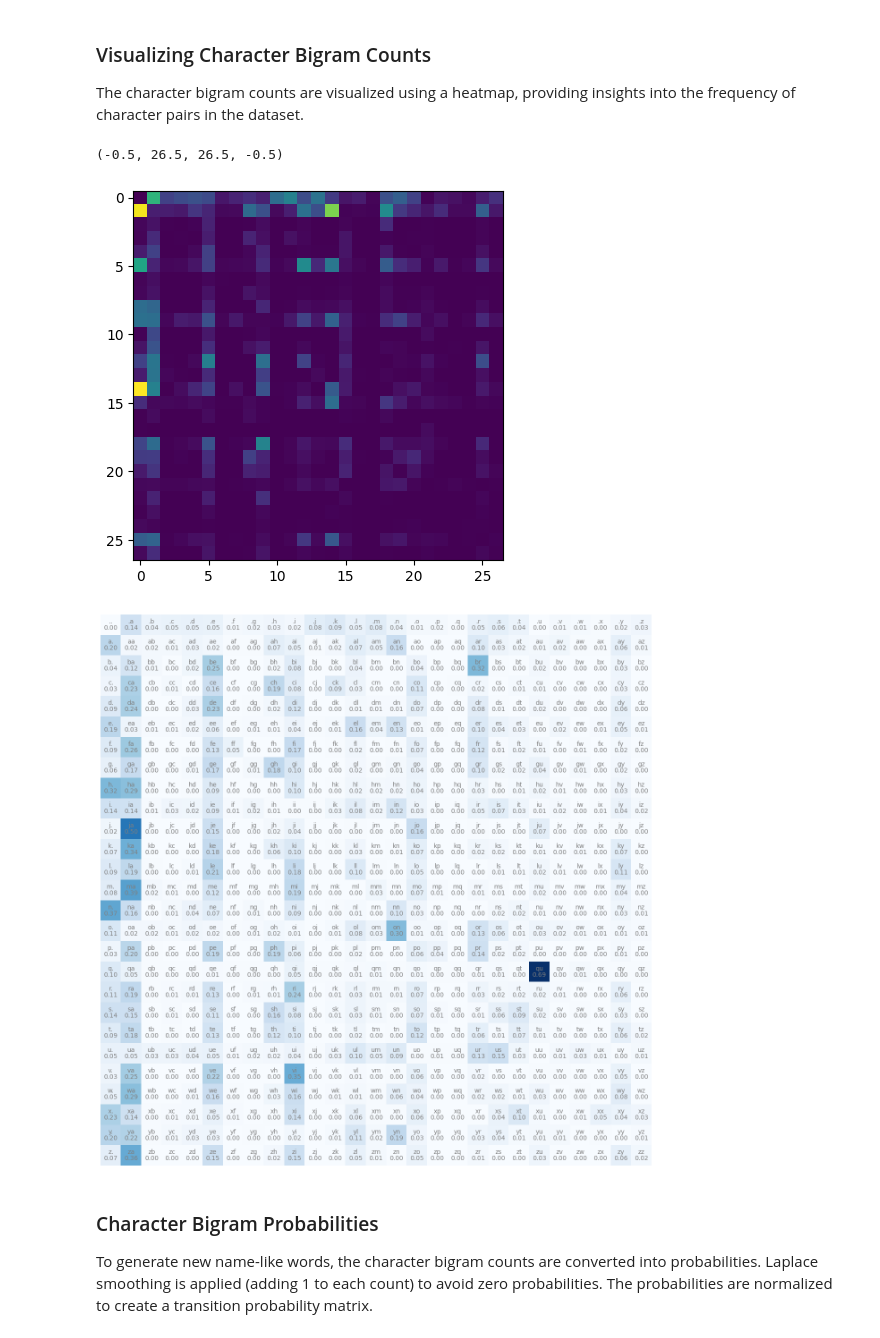
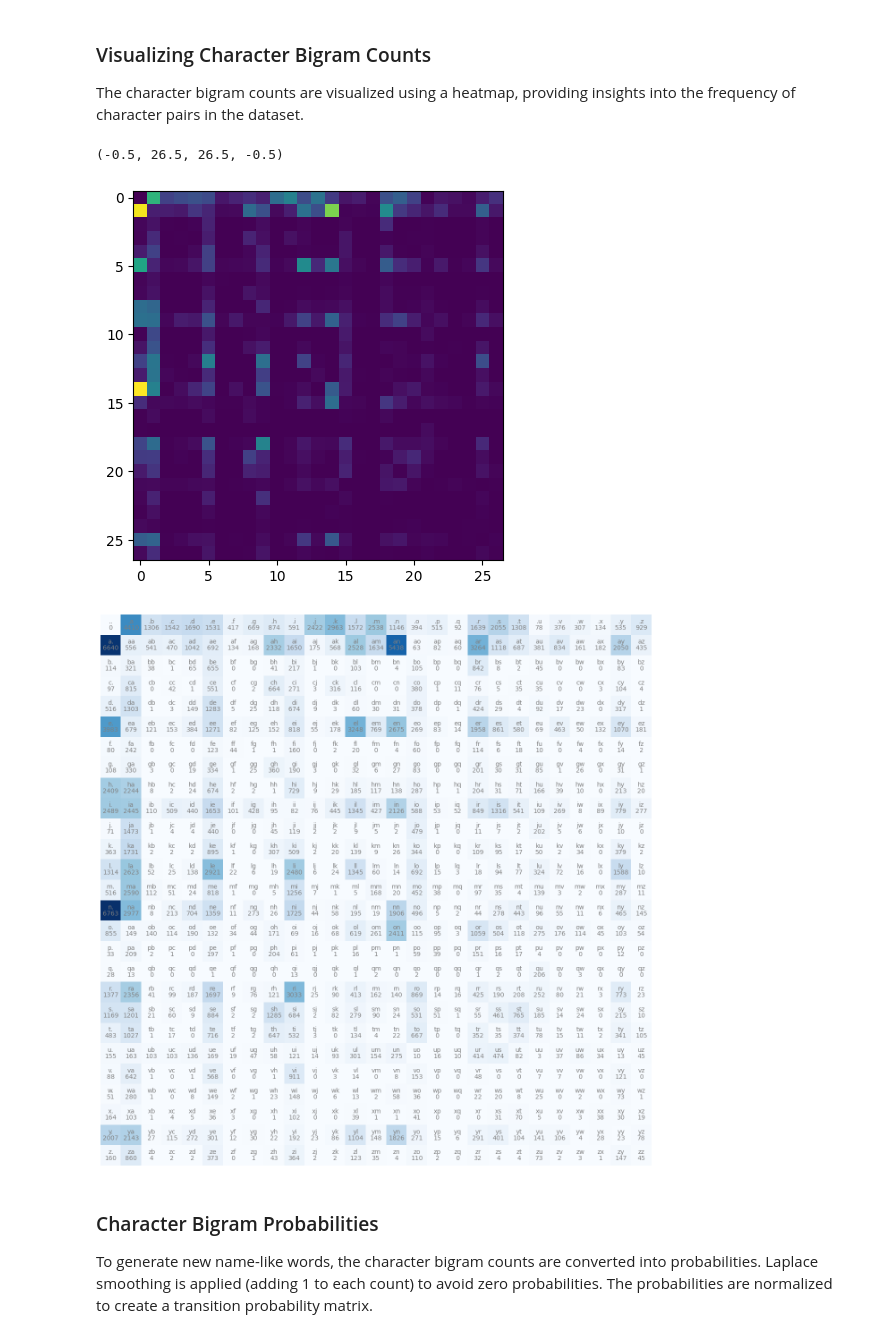
Before and after one commit to EricLiclair/name-like, a Jupyter notebook: bigram/notebook.ipynb, the cells around one changed output. Drawn from its saved outputs; the diff is of its cells as text; code cells hidden in the pictures.

```diff
--- a/bigram/notebook.ipynb
+++ b/bigram/notebook.ipynb
@@ -56,22 +56,22 @@ for name in data:
 # %%
 import matplotlib.pyplot as plt
 %matplotlib inline
 
 plt.imshow(N)
 
-# a better visual of the probabilities
+# a better visual of the counts
 plt.figure(figsize=(16,16))
-plt.imshow(P, cmap='Blues')
+plt.imshow(N, cmap='Blues')
 for i in range(27):
     for j in range(27):
         chstr = itos[i] + itos[j]
         plt.text(j,i,chstr, ha="center", va="bottom", color='gray')
         plt.text(j,i,N[i,j].item(), ha="center", va="top", color='gray')
 plt.axis('off')
 # %% [output]
 (-0.5, 26.5, 26.5, -0.5)
 [figure]
-[figure, old version]
+[figure, new version]
 # %% [markdown]
 ### Character Bigram Probabilities
 
```
Also changed, not shown: 3 other files.
